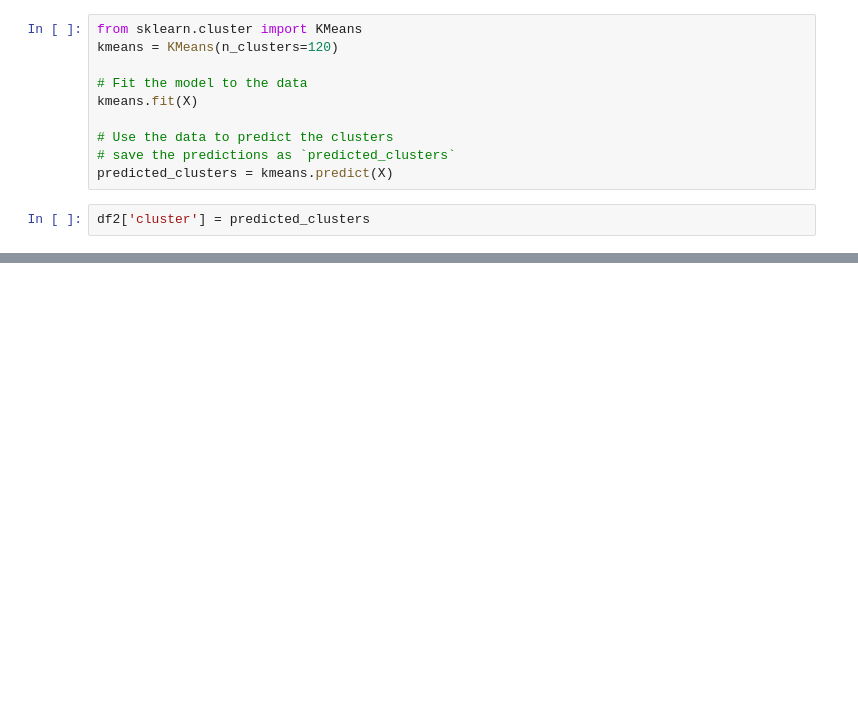
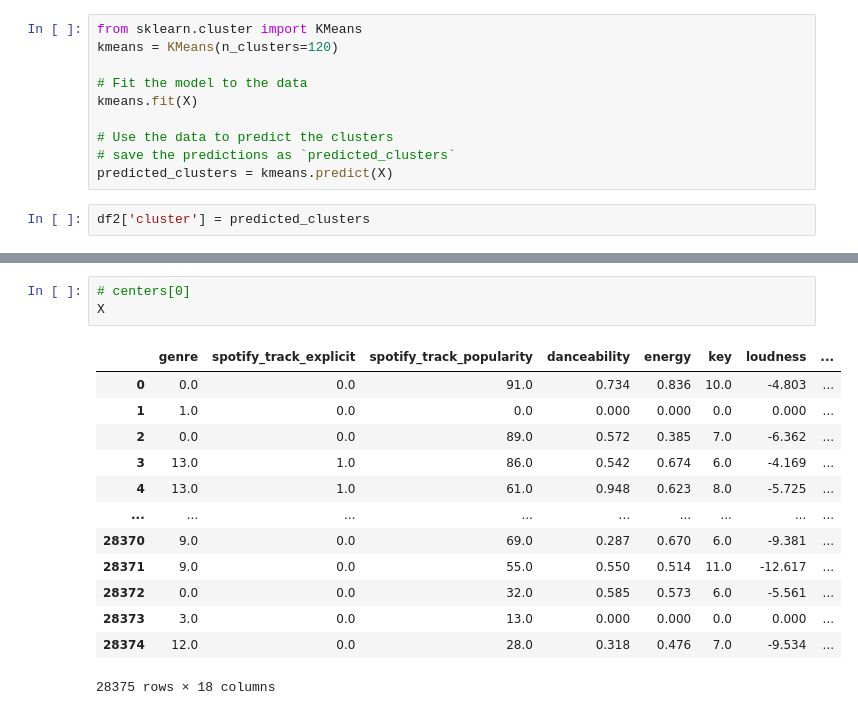
Before and after one commit to tkuar/project3, a Jupyter notebook: SongClustering.ipynb, the cells around one changed output, grey strips where cells are left out. Cells and saved outputs as stored; diff of their text form; blank space fills up the shorter version.

```diff
--- a/SongClustering.ipynb
+++ b/SongClustering.ipynb
@@ -88,0 +208,17 @@ df2.loc[df2['cluster']==96]
+# %%
+# centers[0]
+X
+# %% [output]
+|  | genre | spotify_track_explicit | spotify_track_popularity | danceability | energy | key | loudness | ... |
+| 0 | 0.0 | 0.0 | 91.0 | 0.734 | 0.836 | 10.0 | -4.803 | ... |
+| 1 | 1.0 | 0.0 | 0.0 | 0.000 | 0.000 | 0.0 | 0.000 | ... |
+| 2 | 0.0 | 0.0 | 89.0 | 0.572 | 0.385 | 7.0 | -6.362 | ... |
+| 3 | 13.0 | 1.0 | 86.0 | 0.542 | 0.674 | 6.0 | -4.169 | ... |
+| 4 | 13.0 | 1.0 | 61.0 | 0.948 | 0.623 | 8.0 | -5.725 | ... |
+| ... | ... | ... | ... | ... | ... | ... | ... | ... |
+| 28370 | 9.0 | 0.0 | 69.0 | 0.287 | 0.670 | 6.0 | -9.381 | ... |
+| 28371 | 9.0 | 0.0 | 55.0 | 0.550 | 0.514 | 11.0 | -12.617 | ... |
+| 28372 | 0.0 | 0.0 | 32.0 | 0.585 | 0.573 | 6.0 | -5.561 | ... |
+| 28373 | 3.0 | 0.0 | 13.0 | 0.000 | 0.000 | 0.0 | 0.000 | ... |
+| 28374 | 12.0 | 0.0 | 28.0 | 0.318 | 0.476 | 7.0 | -9.534 | ... |
+28375 rows × 18 columns
```
Also changed, not shown: parts of 13 cells of this notebook, 3 other files.
